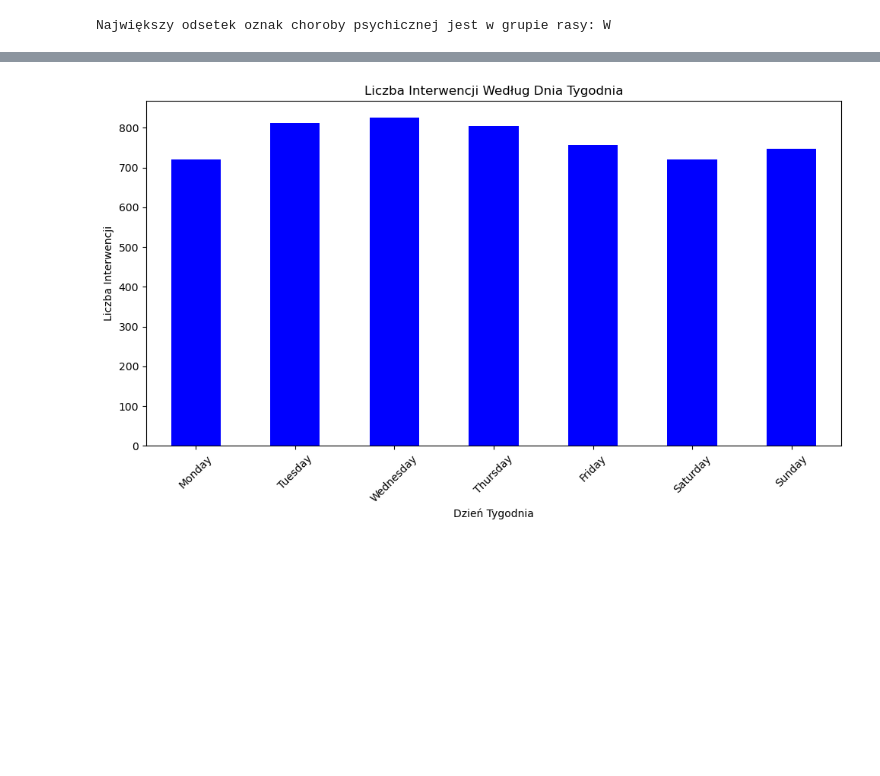
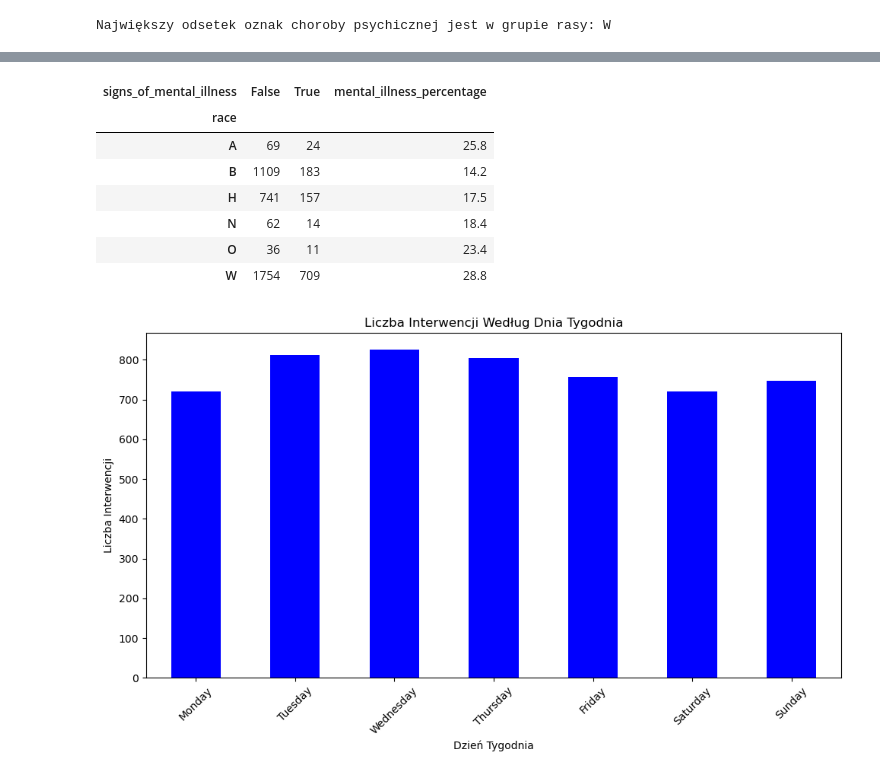
Before and after one commit to sabinakromraj/modul8_3, a Jupyter notebook: modul8_3.ipynb, the cells around one changed output, grey strips where cells are left out. Cells and saved outputs as stored; diff of their text form; code cells hidden in the pictures; blank space fills up the shorter version.

```diff
--- a/modul8_3.ipynb
+++ b/modul8_3.ipynb
@@ -15,7 +15,8 @@ df.head()
 | 4 | 9 | Michael Rodriguez | 2015-01-04 | shot | nail gun | 39.0 | M | H | Evans | CO | ... |
 # %%
 #2
-df.pivot_table(index='race', columns='signs_of_mental_illness', values='id', aggfunc='count').fillna(0)
+df_mental_illness = df.pivot_table(index='race', columns='signs_of_mental_illness', values='id', aggfunc='count').fillna(0)
+df_mental_illness
 # %% [output]
 | signs_of_mental_illness | False | True |
 | race |  |  |
@@ -32,9 +33,10 @@ def calculate_mental_illness_percentage(row):
     mentally_ill = row['signs_of_mental_illness'].sum()
     return (mentally_ill / total) * 100
 
+
 race_mental_illness_percentage = df.groupby('race').apply(calculate_mental_illness_percentage)
 
-df['mental_illness_percentage'] = np.around(df['race'].map(race_mental_illness_percentage),1).fillna(0)
+df_mental_illness['mental_illness_percentage'] = np.around(df_mental_illness.index.map(race_mental_illness_percentage), 1).fillna(0)
 
 most_mental_illness_race = race_mental_illness_percentage.idxmax()
 print(f"Największy odsetek oznak choroby psychicznej jest w grupie rasy: {most_mental_illness_race}")
@@ -59,3 +45,14 @@ df
+# %%
+df_mental_illness
+# %% [output]
+| signs_of_mental_illness | False | True | mental_illness_percentage |
+| race |  |  |  |
+| A | 69 | 24 | 25.8 |
+| B | 1109 | 183 | 14.2 |
+| H | 741 | 157 | 17.5 |
+| N | 62 | 14 | 18.4 |
+| O | 36 | 11 | 23.4 |
+| W | 1754 | 709 | 28.8 |
 # %%
 #4
 df['date'] = pd.to_datetime(df['date'])
```
Also changed, not shown: parts of 2 cells of this notebook.
